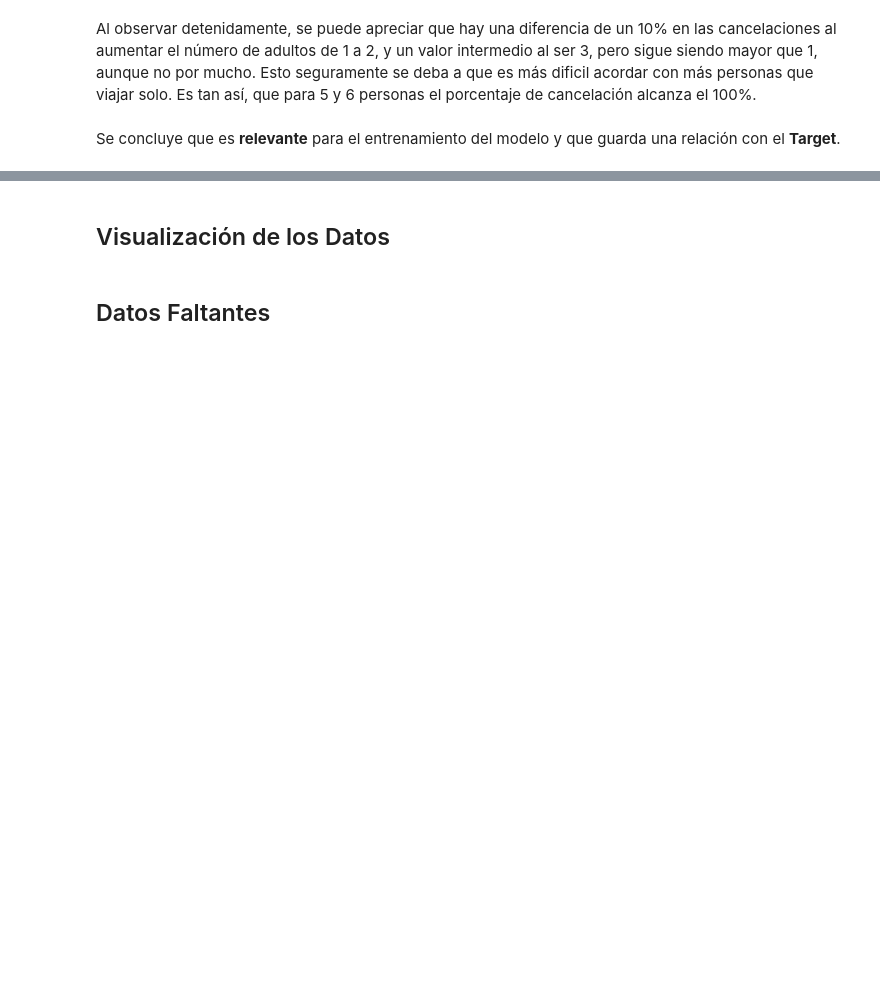
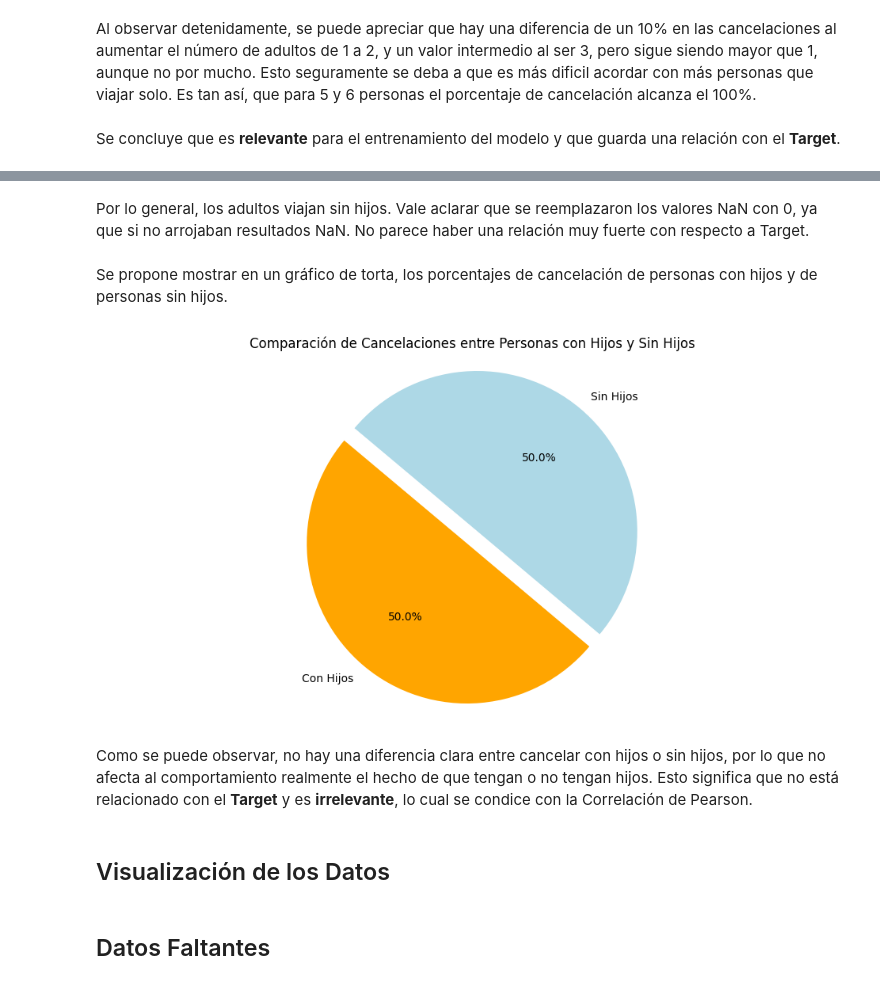
Before and after one commit to InspectorDave/OrgaDeDatos-TPs, a Jupyter notebook: 7506R_TP1_GRUPO11_CHP1_ENTREGA.ipynb, the cells around one changed output, grey strips where cells are left out. Cells and saved outputs as stored; diff of their text form; code cells hidden in the pictures; blank space fills up the shorter version.

Commit message:
children

```diff
--- a/7506R_TP1_GRUPO11_CHP1_ENTREGA.ipynb
+++ b/7506R_TP1_GRUPO11_CHP1_ENTREGA.ipynb
@@ -789,3 +826,37 @@ Se concluye que es **relevante** para el entrenamiento del modelo y que guarda u
+# %% [markdown]
+Por lo general, los adultos viajan sin hijos. Vale aclarar que se reemplazaron los valores NaN con 0, ya que si no arrojaban resultados NaN. No parece haber una relación muy fuerte con respecto a Target.
+# %% [markdown]
+Se propone mostrar en un gráfico de torta, los porcentajes de cancelación de personas con hijos y de personas sin hijos.
+# %%
+hotels_df['children'].fillna(0, inplace=True)
+
+cancelations_by_children = hotels_cancelations['children'].value_counts().sort_index()
+total_reservations_by_children = hotels_df['children'].value_counts().sort_index()
+total_reservations_with_children = total_reservations_by_children.sum()
+total_cancelations_with_children = cancelations_by_children.sum()
+percentage_cancelations_with_children = (total_cancelations_with_children / total_reservations_with_children) * 100
+
+reservations_without_children = hotels_df[hotels_df['children'] == 0]
+cancelations_without_children = reservations_without_children[reservations_without_children['is_canceled'] == 1]
+total_reservations_without_children = len(reservations_without_children)
+total_cancelations_without_children = len(cancelations_without_children)
+percentage_cancelations_without_children = (total_cancelations_without_children / total_reservations_without_children) * 100
+
+plt.figure(figsize=(12, 6))
+labels = ['Con Hijos', 'Sin Hijos']
+sizes = [percentage_cancelations_with_children, percentage_cancelations_without_children]
+colors = ['orange', 'lightblue']
+explode = (0.1, 0)
+plt.pie(sizes, labels=labels, autopct='%1.1f%%', colors=colors, explode=explode, startangle=140)
+plt.axis('equal')
+plt.title('Comparación de Cancelaciones entre Personas con Hijos y Sin Hijos')
+plt.show()
+
+hotels_df = hotels_df_backup
+# %% [output]
+[figure, added]
+# %% [markdown]
+Como se puede observar, no hay una diferencia clara entre cancelar con hijos o sin hijos, por lo que no afecta al comportamiento realmente el hecho de que tengan o no tengan hijos. Esto significa que no está relacionado con el **Target** y es **irrelevante**, lo cual se condice con la Correlación de Pearson.
 # %% [markdown]
 ## Visualización de los Datos
 # %% [markdown]
```
Also changed, not shown: parts of 7 cells of this notebook.
